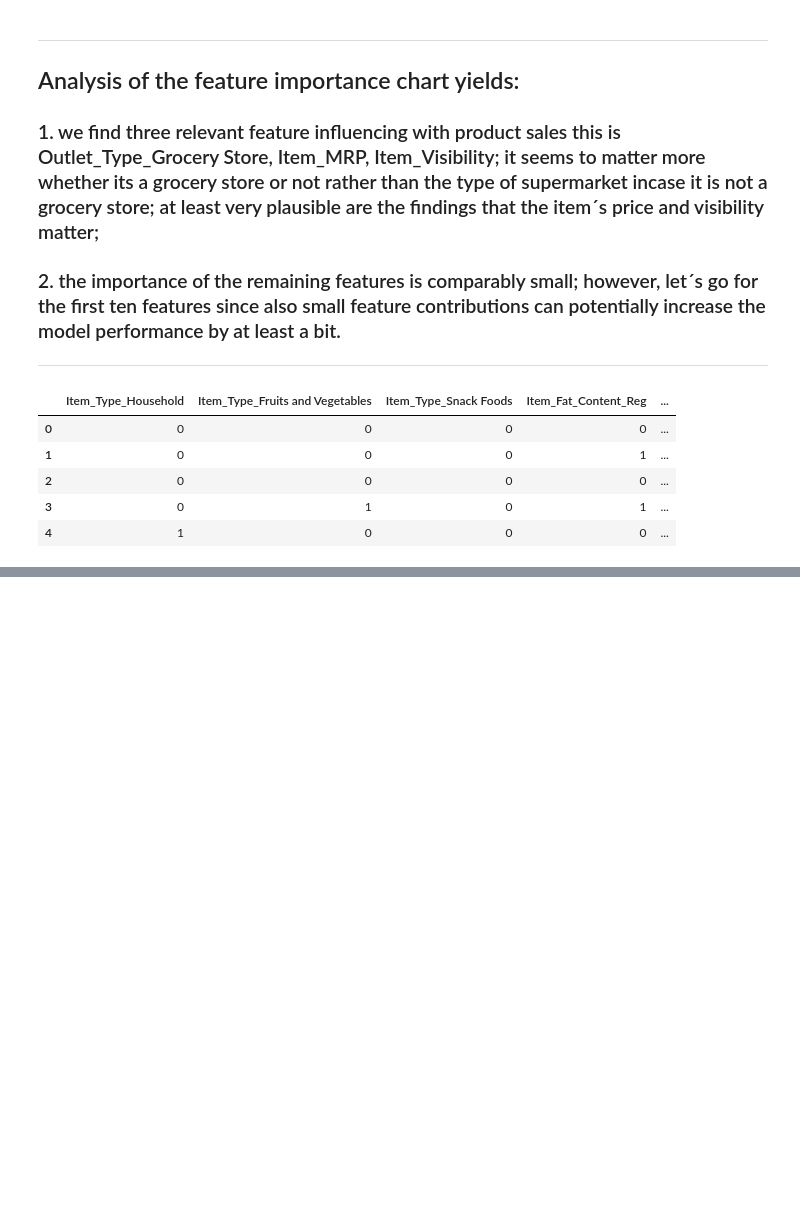
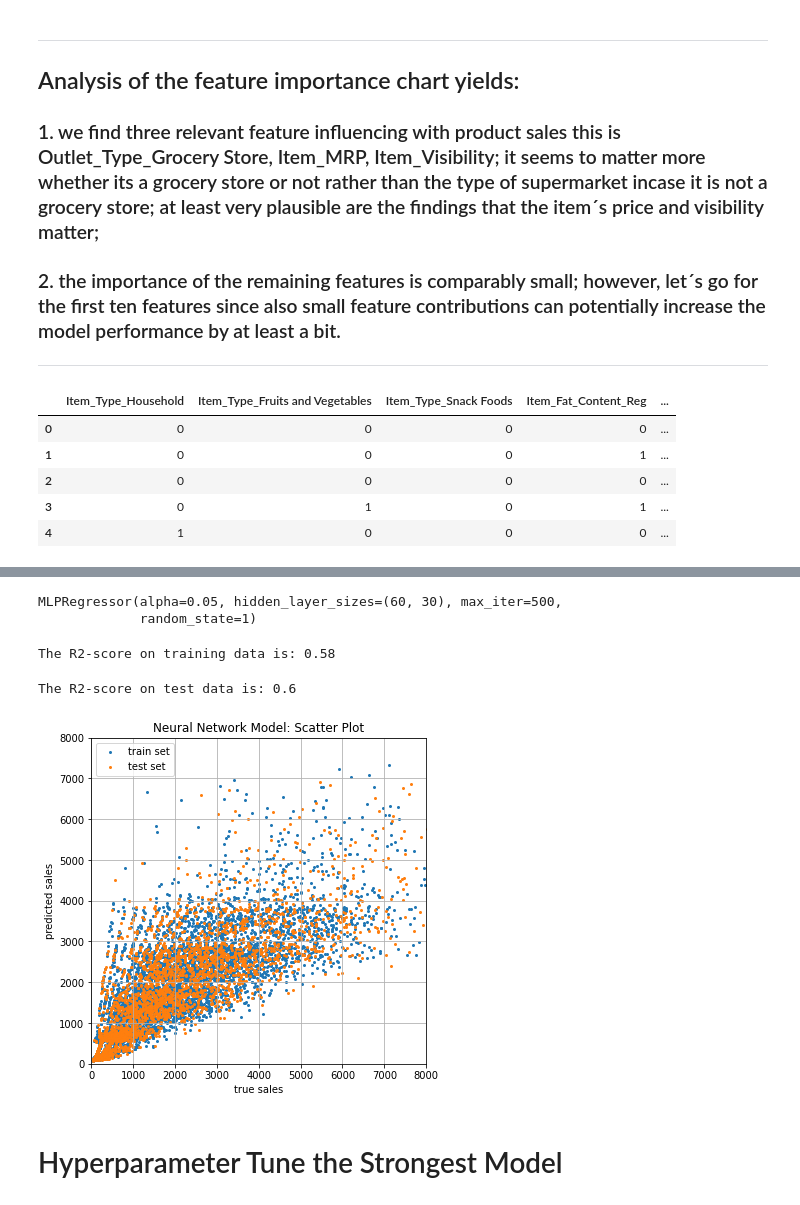
Before and after one commit to Sebastian1981/Sales_Prediction, a Jupyter notebook: notebooks/poc.ipynb, the cells around one changed output, grey strips where cells are left out. Cells and saved outputs as stored; diff of their text form; code cells hidden in the pictures; blank space fills up the shorter version.

```diff
--- a/notebooks/poc.ipynb
+++ b/notebooks/poc.ipynb
@@ -392,0 +456,47 @@ GradientBoostingRegressor()
+# %%
+nnreg = MLPRegressor(hidden_layer_sizes=(60,30), alpha=0.05, random_state=1, max_iter=500)
+nnreg.fit(X_train, y_train)
+# %% [output]
+MLPRegressor(alpha=0.05, hidden_layer_sizes=(60, 30), max_iter=500,
+             random_state=1)
+# %%
+# measure model performance on training set using R2 score
+# predict and transform
+y_train_pred = nnreg.predict(X_train)
+y_train_pred_trans = utils.my_inverse_log_trans_fun(target_scaler, y_train_pred.reshape(-1,1))
+# transform y_train
+y_train_trans = utils.my_inverse_log_trans_fun(target_scaler, y_train.values.reshape(-1,1))
+# measure R2 score
+r2 = r2_score(y_train_trans, y_train_pred_trans)
+print('The R2-score on training data is: {}'.format(round(r2,2)))
+# %% [output]
+The R2-score on training data is: 0.58
+# %%
+# measure model performance on test set using R2 score
+# predict and transform
+y_test_pred = nnreg.predict(X_test)
+y_test_pred_trans = utils.my_inverse_log_trans_fun(target_scaler, y_test_pred.reshape(-1,1))
+# transform y_train
+y_test_trans = utils.my_inverse_log_trans_fun(target_scaler, y_test.values.reshape(-1,1))
+# measure R2 score
+r2 = r2_score(y_test_trans, y_test_pred_trans)
+print('The R2-score on test data is: {}'.format(round(r2,2)))
+# %% [output]
+The R2-score on test data is: 0.6
+# %%
+# Visualize the results for both training and testing
+plt.figure(figsize=(6,6))
+plt.scatter(y_train_trans, y_train_pred_trans, s=4)
+plt.scatter(y_test_trans, y_test_pred_trans, s=4)
+plt.title('Neural Network Model: Scatter Plot')
+plt.legend(['train set', 'test set'])
+plt.xlabel('true sales')
+plt.ylabel('predicted sales')
+plt.grid('on')
+plt.xlim([0,8000])
+plt.ylim([0,8000])
+plt.show()
+# %% [output]
+[figure, added]
+# %% [markdown]
+# Hyperparameter Tune the Strongest Model
```
Also changed, not shown: parts of 29 cells of this notebook.
